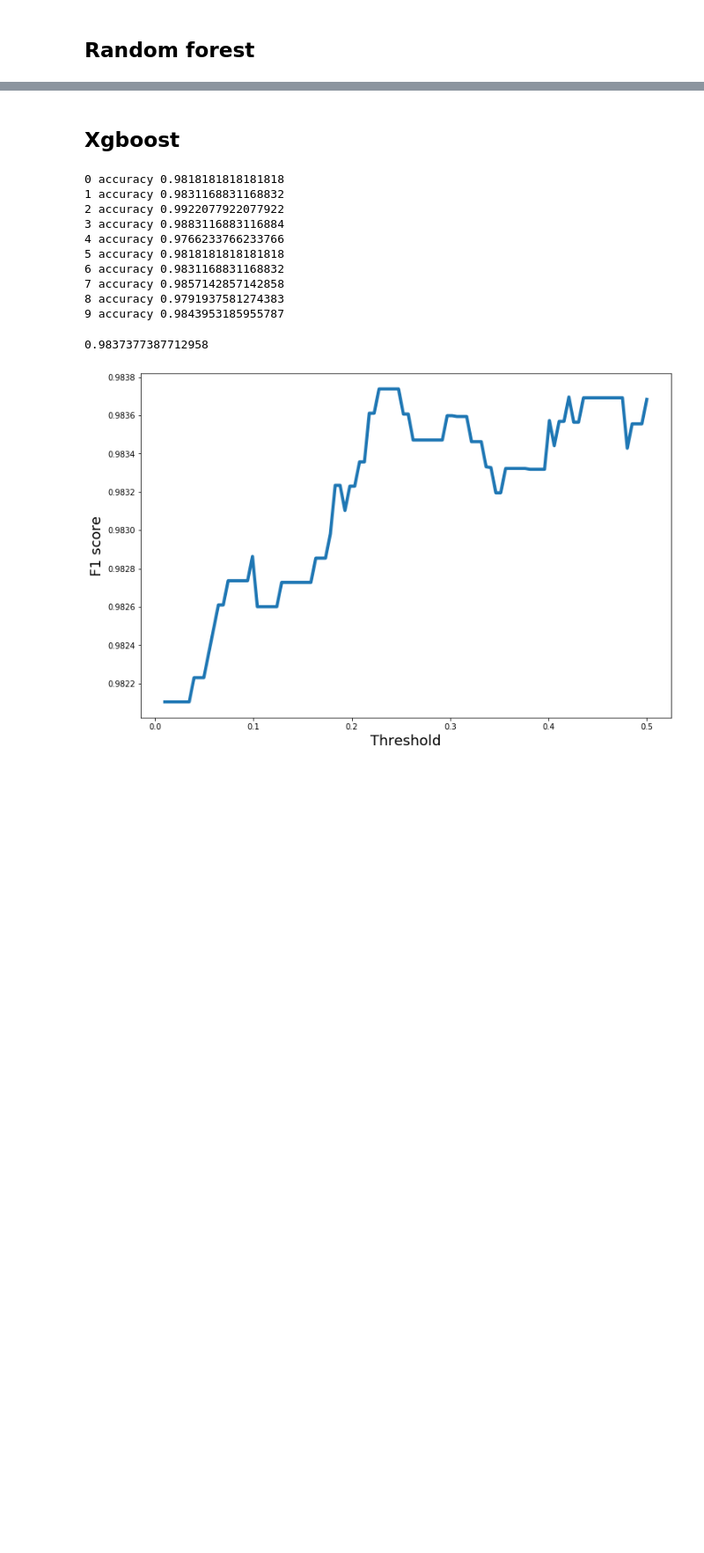
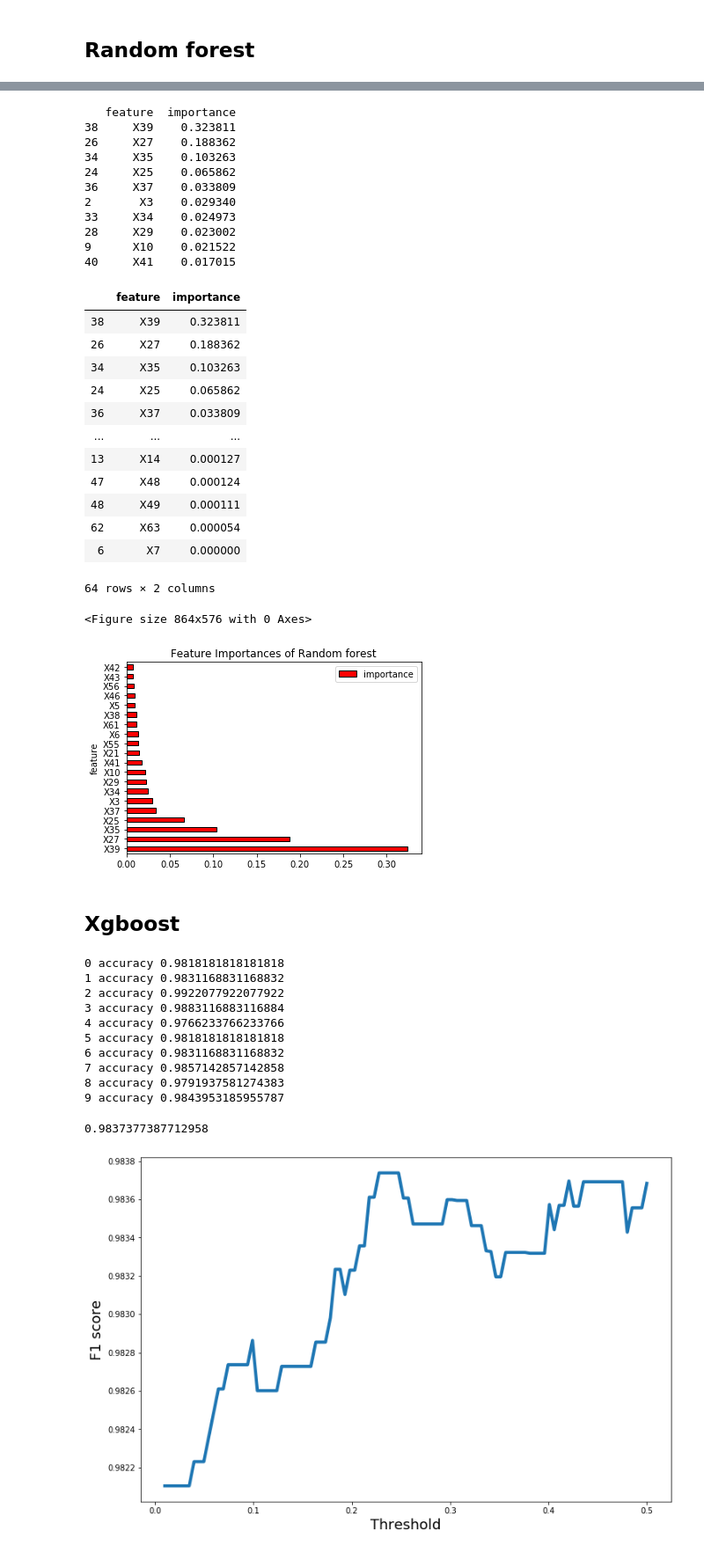
Before and after one commit to romanvoyt/diploma, a Jupyter notebook: main scripts/5th_year_modelling.ipynb, the cells around one changed output, grey strips where cells are left out. Shown at 88% size. Drawn from its saved outputs; the diff is of its cells as text; code cells hidden in the pictures; blank space fills up the shorter version.

```diff
--- a/main scripts/5th_year_modelling.ipynb
+++ b/main scripts/5th_year_modelling.ipynb
@@ -467,3 +497,32 @@ weighted avg     0.9057    0.9050    0.9050      7698
+# %%
+show_feature_importance(rf_best, data.columns[:-1], 'Random forest')
+# %% [output]
+   feature  importance
+38     X39    0.323811
+26     X27    0.188362
+34     X35    0.103263
+24     X25    0.065862
+36     X37    0.033809
+2       X3    0.029340
+33     X34    0.024973
+28     X29    0.023002
+9      X10    0.021522
+40     X41    0.017015
+|  | feature | importance |
+| 38 | X39 | 0.323811 |
+| 26 | X27 | 0.188362 |
+| 34 | X35 | 0.103263 |
+| 24 | X25 | 0.065862 |
+| 36 | X37 | 0.033809 |
+| ... | ... | ... |
+| 13 | X14 | 0.000127 |
+| 47 | X48 | 0.000124 |
+| 48 | X49 | 0.000111 |
+| 62 | X63 | 0.000054 |
+| 6 | X7 | 0.000000 |
+64 rows × 2 columns
+<Figure size 864x576 with 0 Axes>
+[figure, added]
 # %% [markdown]
 ## Xgboost
 # %%
```
Also changed, not shown: parts of 10 cells of this notebook.
